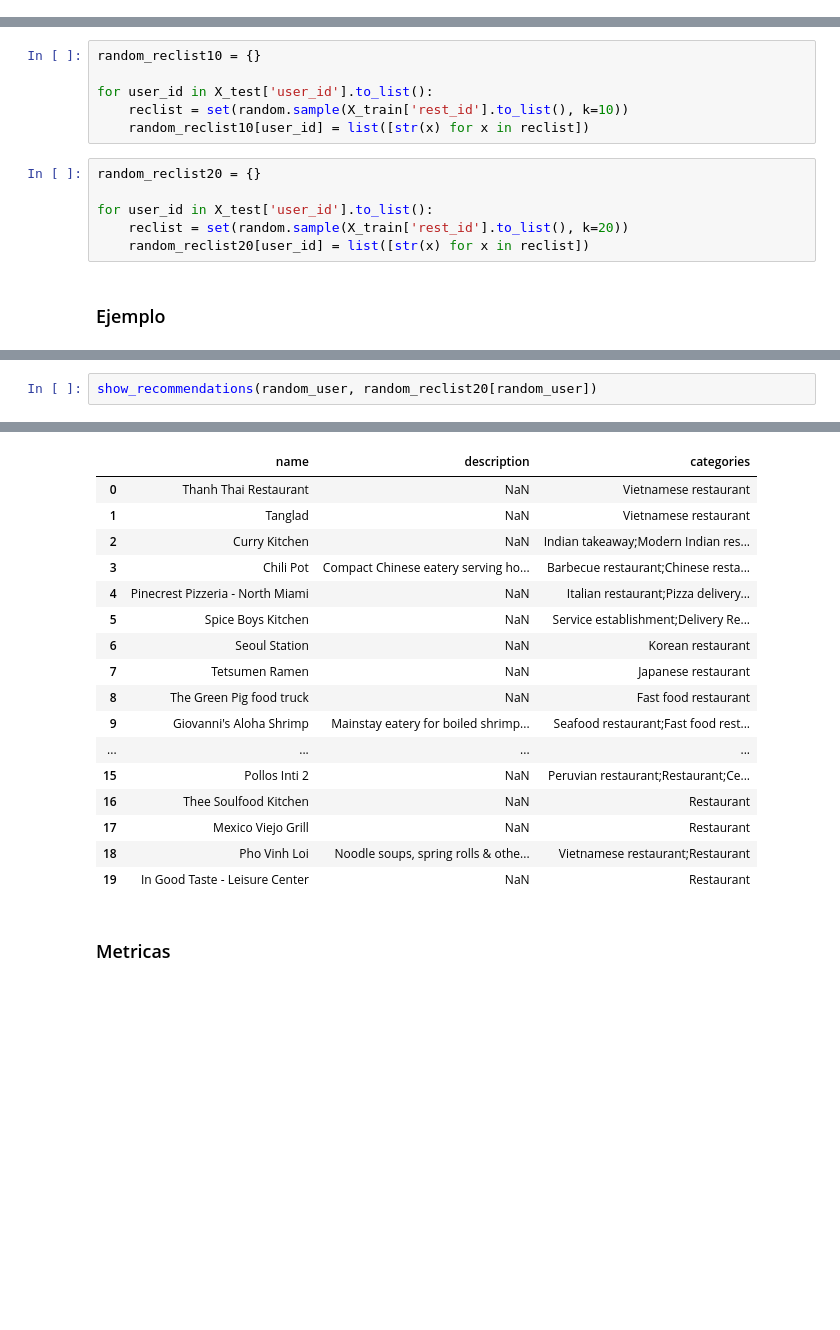
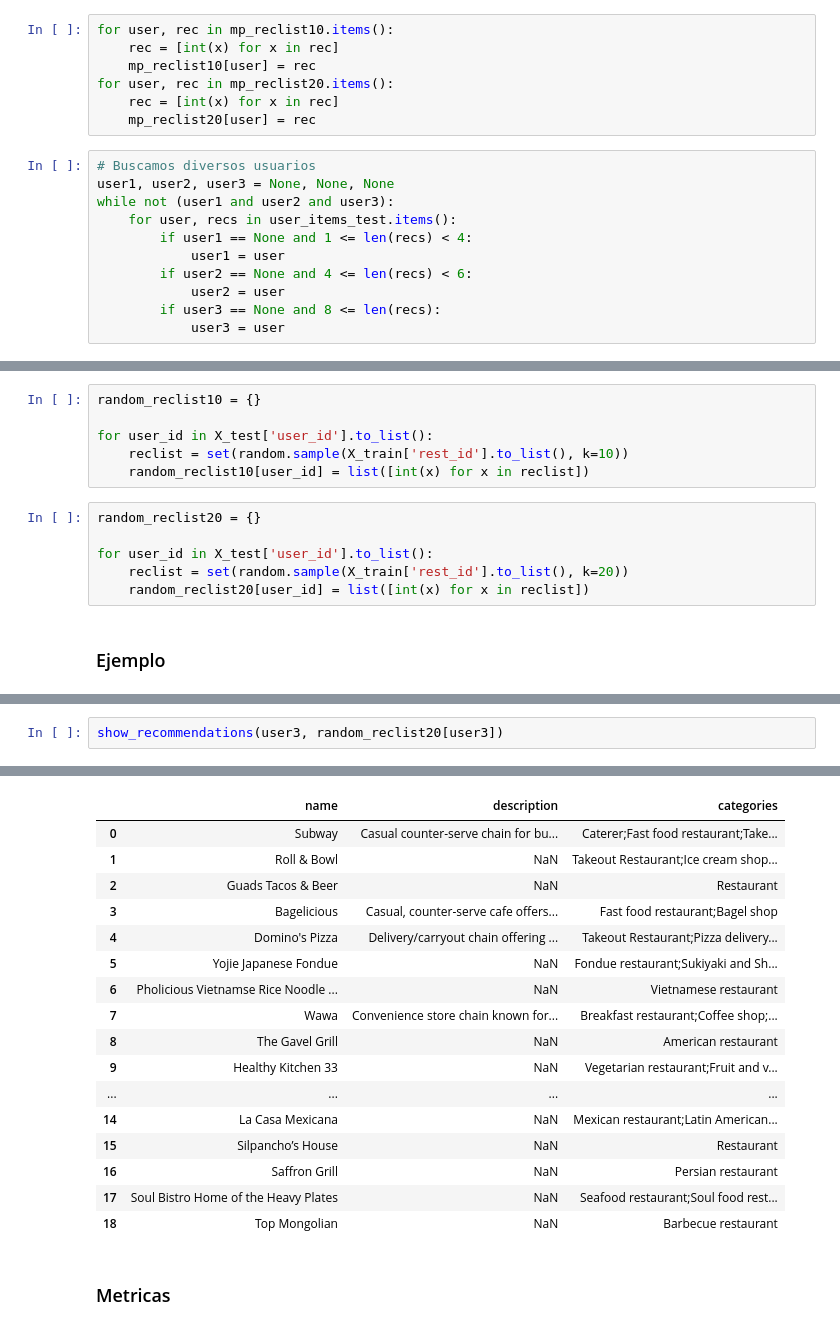
Before and after one commit to pedrozavalat/iic3633-proyecto, a Jupyter notebook: iic3633_v1_models_baselines.ipynb, the cells around one changed output, grey strips where cells are left out. Saved outputs shown, nothing was run; the diff lists cells and outputs as text; blank space fills up the shorter version.

Commit message:
feat(examples): Upload User Profile

```diff
--- a/iic3633_v1_models_baselines.ipynb
+++ b/iic3633_v1_models_baselines.ipynb
@@ -601,2 +610,20 @@ random_user = '100012107238749468669'
+# %%
+for user, rec in mp_reclist10.items():
+    rec = [int(x) for x in rec]
+    mp_reclist10[user] = rec
+for user, rec in mp_reclist20.items():
+    rec = [int(x) for x in rec]
+    mp_reclist20[user] = rec
+# %%
+# Buscamos diversos usuarios
+user1, user2, user3 = None, None, None
+while not (user1 and user2 and user3):
+    for user, recs in user_items_test.items():
+        if user1 == None and 1 <= len(recs) < 4:
+            user1 = user
+        if user2 == None and 4 <= len(recs) < 6:
+            user2 = user
+        if user3 == None and 8 <= len(recs):
+            user3 = user
 # %%
 show_recommendations(
@@ -667,13 +724,13 @@ random_reclist10 = {}
 
 for user_id in X_test['user_id'].to_list():
     reclist = set(random.sample(X_train['rest_id'].to_list(), k=10))
-    random_reclist10[user_id] = list([str(x) for x in reclist])
+    random_reclist10[user_id] = list([int(x) for x in reclist])
 # %%
 random_reclist20 = {}
 
 for user_id in X_test['user_id'].to_list():
     reclist = set(random.sample(X_train['rest_id'].to_list(), k=20))
-    random_reclist20[user_id] = list([str(x) for x in reclist])
+    random_reclist20[user_id] = list([int(x) for x in reclist])
 # %% [markdown]
 ### Ejemplo
 # %%
@@ -693,3 +765,3 @@ show_recommendations(random_user, random_reclist10[random_user])
 # %%
-show_recommendations(random_user, random_reclist20[random_user])
+show_recommendations(user3, random_reclist20[user3])
 # %% [output]
@@ -696,20 +783,20 @@ show_recommendations(random_user, random_reclist20[random_user])
 |  | name | description | categories |
-| 0 | Thanh Thai Restaurant | NaN | Vietnamese restaurant |
-| 1 | Tanglad | NaN | Vietnamese restaurant |
-| 2 | Curry Kitchen | NaN | Indian takeaway;Modern Indian res... |
-| 3 | Chili Pot | Compact Chinese eatery serving ho... | Barbecue restaurant;Chinese resta... |
-| 4 | Pinecrest Pizzeria - North Miami | NaN | Italian restaurant;Pizza delivery... |
-| 5 | Spice Boys Kitchen | NaN | Service establishment;Delivery Re... |
-| 6 | Seoul Station | NaN | Korean restaurant |
-| 7 | Tetsumen Ramen | NaN | Japanese restaurant |
-| 8 | The Green Pig food truck | NaN | Fast food restaurant |
-| 9 | Giovanni's Aloha Shrimp | Mainstay eatery for boiled shrimp... | Seafood restaurant;Fast food rest... |
+| 0 | Subway | Casual counter-serve chain for bu... | Caterer;Fast food restaurant;Take... |
+| 1 | Roll & Bowl | NaN | Takeout Restaurant;Ice cream shop... |
+| 2 | Guads Tacos & Beer | NaN | Restaurant |
+| 3 | Bagelicious | Casual, counter-serve cafe offers... | Fast food restaurant;Bagel shop |
+| 4 | Domino's Pizza | Delivery/carryout chain offering ... | Takeout Restaurant;Pizza delivery... |
+| 5 | Yojie Japanese Fondue | NaN | Fondue restaurant;Sukiyaki and Sh... |
+| 6 | Pholicious Vietnamse Rice Noodle ... | NaN | Vietnamese restaurant |
+| 7 | Wawa | Convenience store chain known for... | Breakfast restaurant;Coffee shop;... |
+| 8 | The Gavel Grill | NaN | American restaurant |
+| 9 | Healthy Kitchen 33 | NaN | Vegetarian restaurant;Fruit and v... |
 | ... | ... | ... | ... |
-| 15 | Pollos Inti 2 | NaN | Peruvian restaurant;Restaurant;Ce... |
-| 16 | Thee Soulfood Kitchen | NaN | Restaurant |
-| 17 | Mexico Viejo Grill | NaN | Restaurant |
-| 18 | Pho Vinh Loi | Noodle soups, spring rolls & othe... | Vietnamese restaurant;Restaurant |
-| 19 | In Good Taste - Leisure Center | NaN | Restaurant |
+| 14 | La Casa Mexicana | NaN | Mexican restaurant;Latin American... |
+| 15 | Silpancho’s House | NaN | Restaurant |
+| 16 | Saffron Grill | NaN | Persian restaurant |
+| 17 | Soul Bistro Home of the Heavy Plates | NaN | Seafood restaurant;Soul food rest... |
+| 18 | Top Mongolian | NaN | Barbecue restaurant |
 # %% [markdown]
 ### Metricas
 # %%
```
Also changed, not shown: parts of 71 cells of this notebook.
